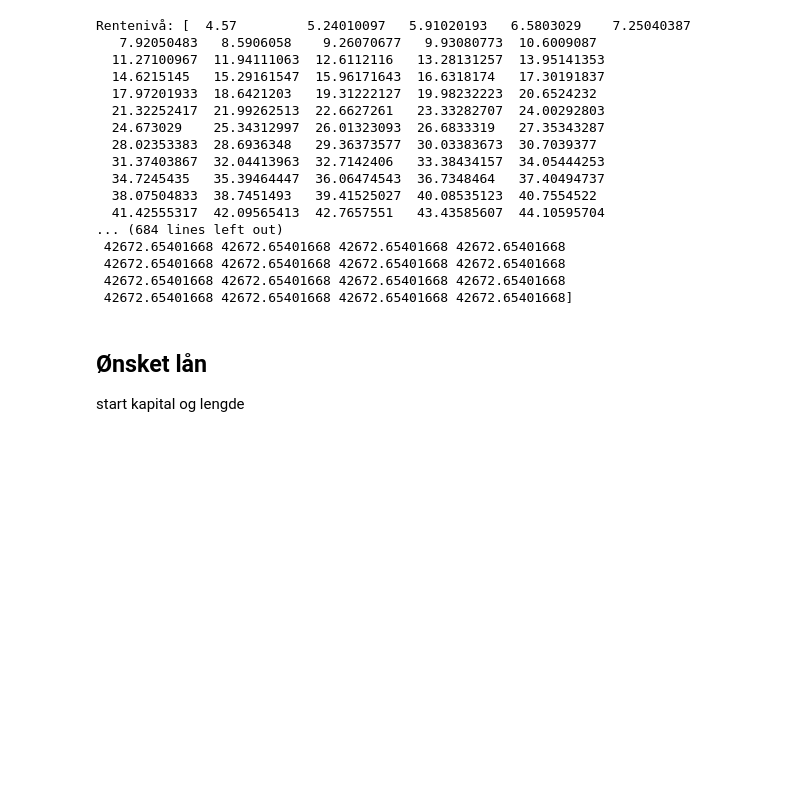
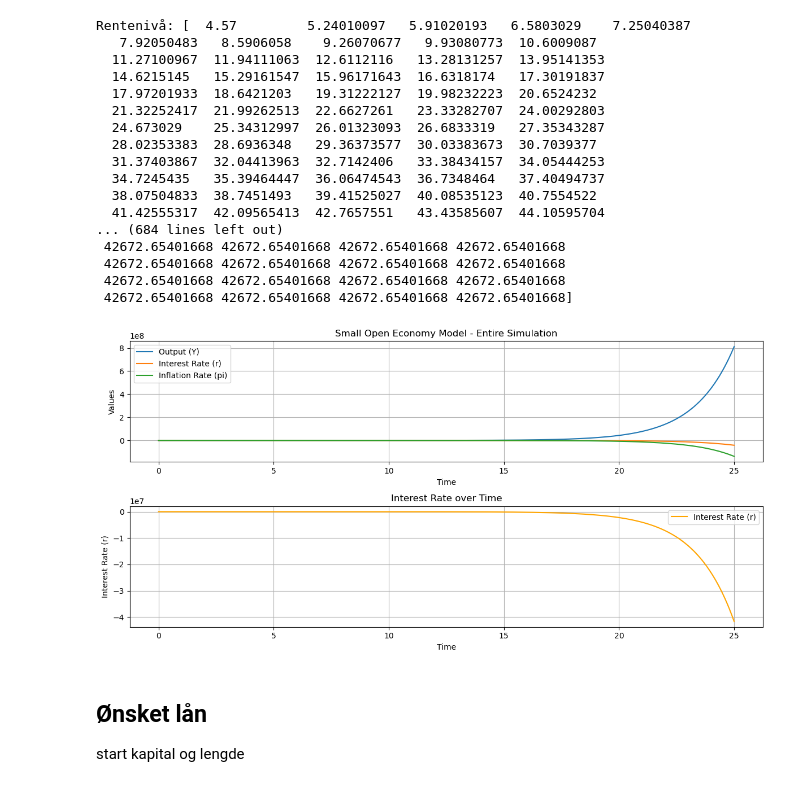
Before and after one commit to 591118/ProsjektADAH2023, a Jupyter notebook: prosjekt501.ipynb, the cells around one changed output. Drawn from its saved outputs; the diff is of its cells as text; code cells hidden in the pictures; blank space fills up the shorter version.

```diff
--- a/prosjekt501.ipynb
+++ b/prosjekt501.ipynb
@@ -999,6 +1079,91 @@ Rentenivå: [  4.57         5.24010097   5.91020193   6.5803029    7.25040387
  42672.65401668 42672.65401668 42672.65401668 42672.65401668
  42672.65401668 42672.65401668 42672.65401668 42672.65401668
  42672.65401668 42672.65401668 42672.65401668 42672.65401668]
+# %%
+# Parameters
+C0 = 100            # Autonomous consumption
+c1 = 0.7            # Marginal propensity to consume
+I0 = 50             # Autonomous investment
+i1 = -20            # Marginal propensity to invest
+G = 30              # Government spending
+M = 80              # Money supply
+P = 1               # Price level
+L0 = 80             # Autonomous money demand
+L1 = 0.5            # Sensitivity of money demand to income
+L2 = -15            # Sensitivity of money demand to the interest rate
+pi_e = 5.5          # Expected inflation rate
+alpha = 0.2         # Phillips Curve parameter
+Y_star = 100        # Natural level of output
+zi = 2              # Exogenous variable in interest rate equation
+d1 = 0.6            # Coefficient in interest rate equation
+pi_star = 2         # Target inflation rate in interest rate equation
+d2 = -0.2           # Coefficient in interest rate equation
+Yn = 100            # Potential output in interest rate equation
+
+# Define the system of ODEs
+def SOE_odes(variables, t):
+    Y, r, pi = variables
+
+    # Define the equations
+    dY_dt = IS_function(Y, r) - Y
+    dr_dt = Phillips_curve(Y, pi_e, alpha, Y_star) - pi
+    dpi_dt = LM_function(Y, r) - pi
+
+    return [dY_dt, dr_dt, dpi_dt]
+
+# Define the IS function
+def IS_function(Y, r):
+    T = 0.2 * Y  # Taxes as 20% of output
+    return C0 + c1 * (Y - T) + I0 + i1 * r + G
+
+# Define the Phillips Curve function
+def Phillips_curve(Y, pi_e, alpha, Y_star):
+    return pi_e - alpha * (Y - Y_star)
+
+# Define the LM function
+def LM_function(Y, r):
+    return M/P - L0 + L1 * Y - L2 * r
+
+# Set initial conditions
+initial_conditions = [100, 5, 2]
+
+# Set time points for simulation
+t = np.linspace(0, 25, 10000)  # Adjust time range and steps as needed
+
+# Solve the system of ODEs
+solution = odeint(SOE_odes, initial_conditions, t)
+
+# Extract the results
+Y_values, r_values, pi_values = solution[:, 0], solution[:, 1], solution[:, 2]
+
+# Plot the results for the entire simulation
+plt.figure(figsize=(12, 6))
+plt.subplot(2, 1, 1)  # 2 rows, 1 column, first subplot
+plt.plot(t, Y_values, label='Output (Y)')
+plt.plot(t, r_values, label='Interest Rate (r)')
+plt.plot(t, pi_values, label='Inflation Rate (pi)')
+plt.xlabel('Time')
+plt.ylabel('Values')
+plt.title('Small Open Economy Model - Entire Simulation')
+plt.legend()
+plt.grid(True)
+
+# Extract all the values for the interest rate
+all_interest_rate_values = r_values
+
+# Plot the interest rate over the last 25 years
+plt.subplot(2, 1, 2)  # 2 rows, 1 column, second subplot
+plt.plot(t, r_values, color='orange', label='Interest Rate (r)')
+plt.xlabel('Time')
+plt.ylabel('Interest Rate (r)')
+plt.title('Interest Rate over Time')
+plt.legend()
+plt.grid(True)
+
+plt.tight_layout()  # Adjust layout to prevent overlap
+plt.show()
+# %% [output]
+[figure, added]
 # %% [markdown]
 ## Ønsket lån
 
```
Also changed, not shown: parts of 6 cells of this notebook, 1 other file.
